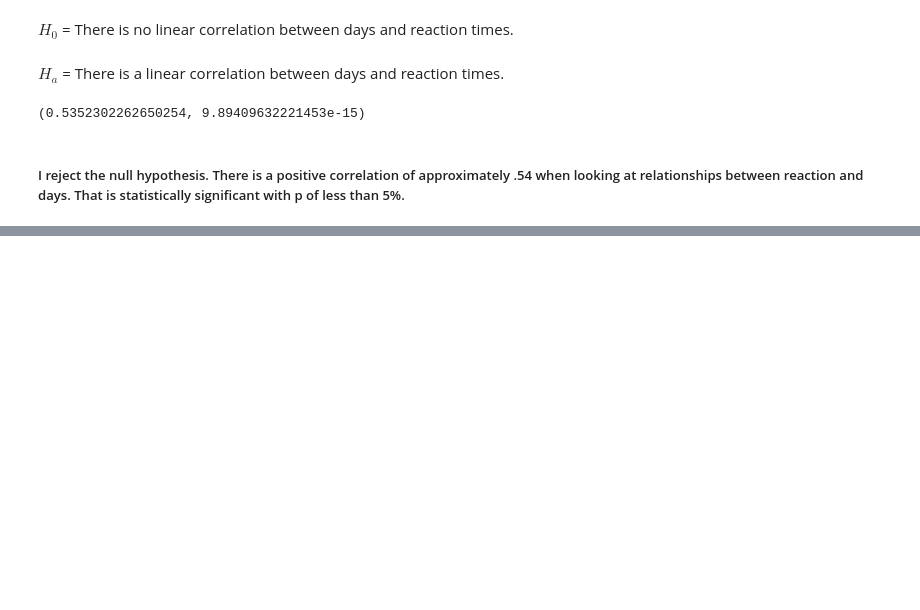
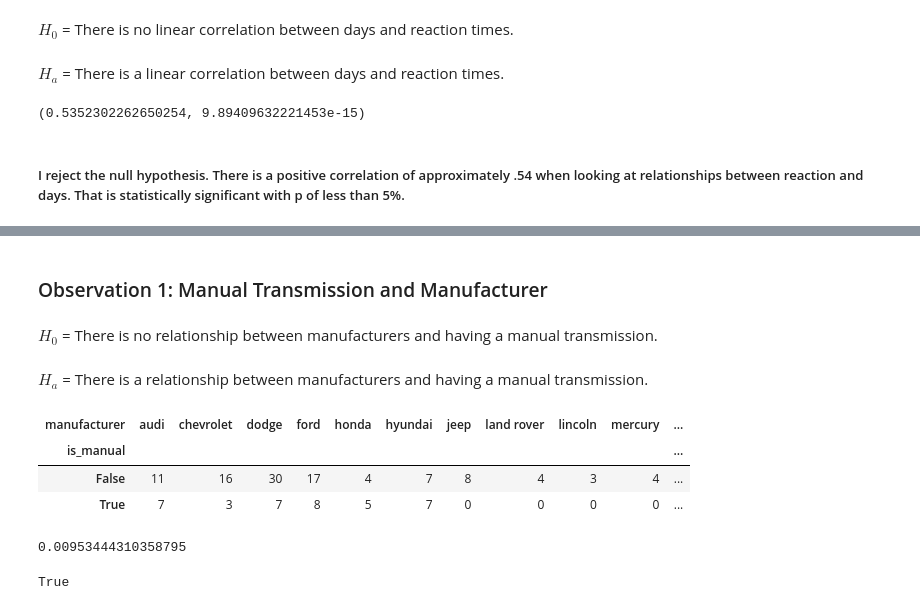
Before and after one commit to AndrewRachuig/statistics-exercises, a Jupyter notebook: hypothesis_testing.ipynb, the cells around one changed output, grey strips where cells are left out. Cells and saved outputs as stored; diff of their text form; code cells hidden in the pictures; blank space fills up the shorter version.

```diff
--- a/hypothesis_testing.ipynb
+++ b/hypothesis_testing.ipynb
@@ -551,0 +591,23 @@ r, p
+# %% [markdown]
+### Observation 1: Manual Transmission and Manufacturer
+# %% [markdown]
+$H_{0}$ = There is no relationship between manufacturers and having a manual transmission.
+# %% [markdown]
+$H_{a}$ = There is a relationship between manufacturers and having a manual transmission.
+# %%
+observed = pd.crosstab(mpg.is_manual, mpg.manufacturer)
+observed
+# %% [output]
+| manufacturer | audi | chevrolet | dodge | ford | honda | hyundai | jeep | land rover | lincoln | mercury | ... |
+| is_manual |  |  |  |  |  |  |  |  |  |  | ... |
+| False | 11 | 16 | 30 | 17 | 4 | 7 | 8 | 4 | 3 | 4 | ... |
+| True | 7 | 3 | 7 | 8 | 5 | 7 | 0 | 0 | 0 | 0 | ... |
+# %%
+chi2, p, degf, expected = stats.chi2_contingency(observed)
+p
+# %% [output]
+0.00953444310358795
+# %%
+p < alpha
+# %% [output]
+True
```
Also changed, not shown: parts of 35 cells of this notebook.
